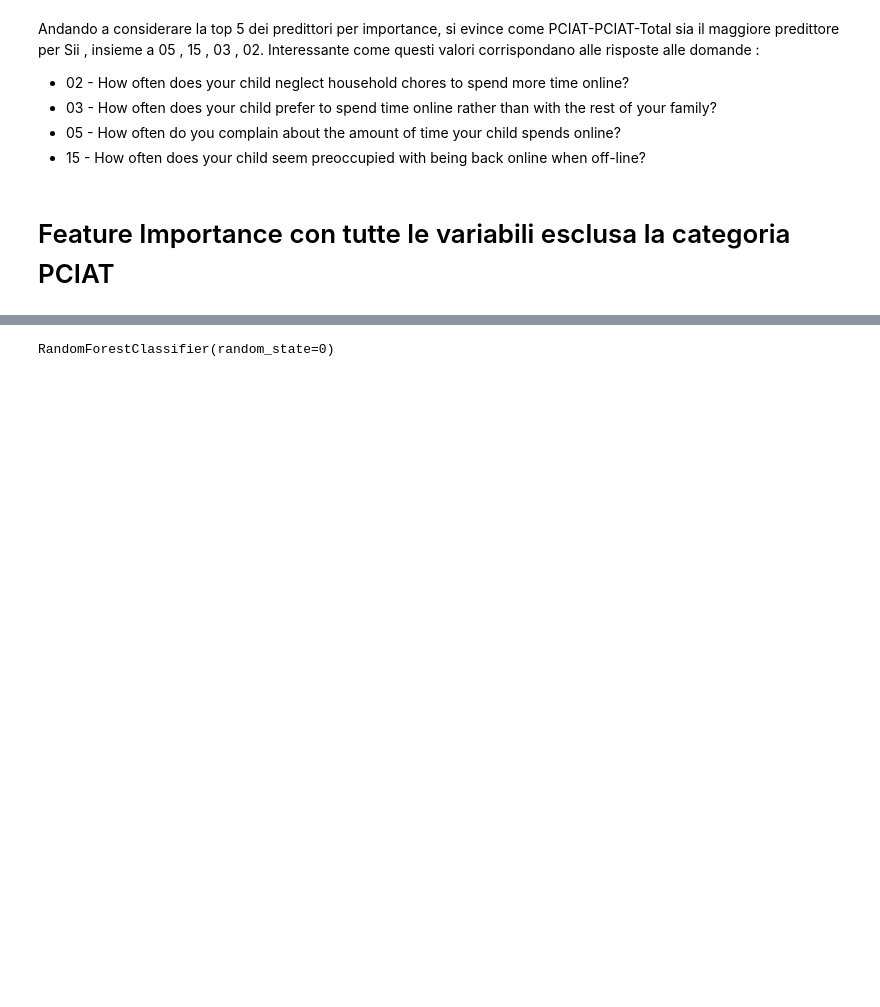
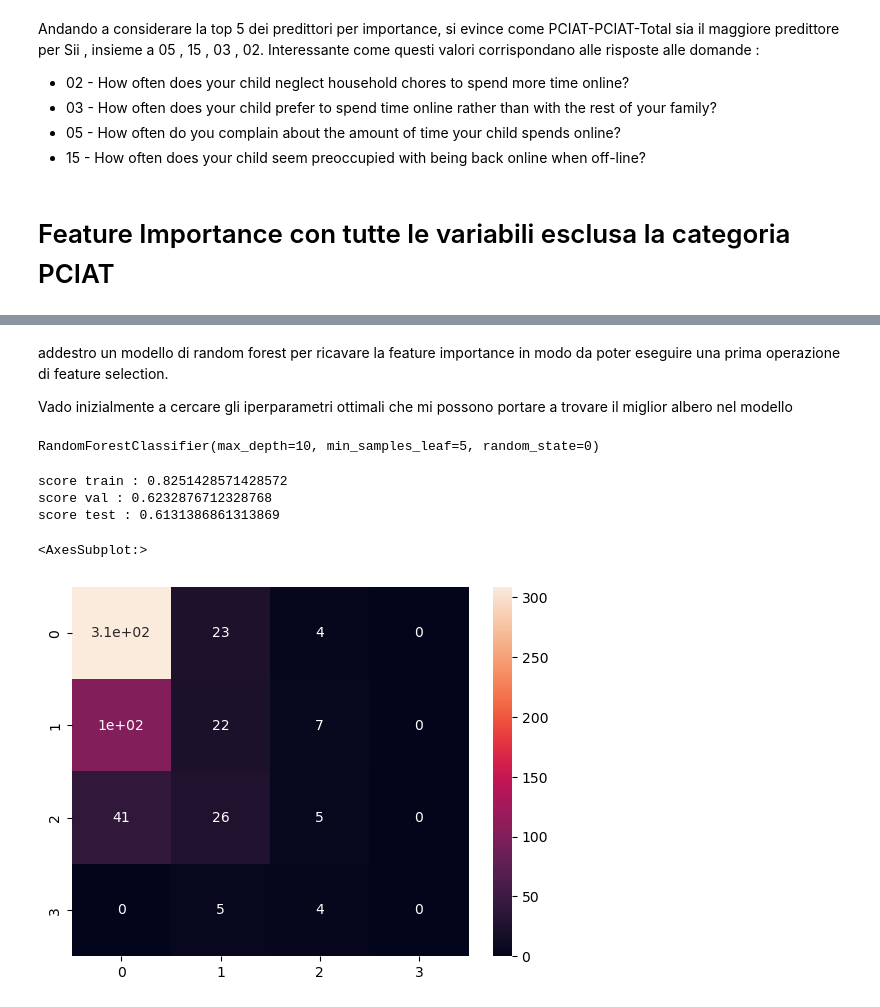
Before and after one commit to dadezz/ML_Problematic_Internet_Use, a Jupyter notebook: src/data_processing.ipynb, the cells around one changed output, grey strips where cells are left out. Drawn from its saved outputs; the diff is of its cells as text; code cells hidden in the pictures; blank space fills up the shorter version.

```diff
--- a/src/data_processing.ipynb
+++ b/src/data_processing.ipynb
@@ -302,11 +300,64 @@ KeyError: "['PCIAT-PCIAT_1', 'PCIAT-PCIAT_2', 'PCIAT-PCIAT_3', 'PCIAT-PCIAT_4',
+# %% [markdown]
+addestro un modello di random forest per ricavare la feature importance in modo da poter eseguire una prima operazione di feature selection.
+
+Vado inizialmente a cercare gli iperparametri ottimali che mi possono portare a trovare il miglior albero nel modello
 # %%
 from sklearn.ensemble import RandomForestClassifier
+from sklearn.model_selection import GridSearchCV
 
-forest_all = RandomForestClassifier(random_state=0)
+param_grid = {
+    'max_depth': [5, 10, 15],
+    'min_samples_leaf': [1, 5, 10],
+    'n_estimators': [100, 200]
+}
 
-forest_all.fit(X_train_all,y_train_all)
+grid = GridSearchCV(RandomForestClassifier(random_state=0), param_grid, cv=5)
+grid.fit(X_train_all, y_train_all)
+
+print(grid.best_estimator_)
+
+
+
+
+score_train = .score(X_train_all,y_train_all)
+score_val = forest_all.score(X_val_all,y_val_all)
+score_test = forest_all.score(X_test_all,y_test_all)
+#
+print(f"score train : {score_train} \nscore val : {score_val} \nscore test : {score_test}")
 # %% [output]
-RandomForestClassifier(random_state=0)
+RandomForestClassifier(max_depth=10, min_samples_leaf=5, random_state=0)
+# %%
+from sklearn.metrics import confusion_matrix
+
+
+forest_all = grid.best_estimator_
+forest_all.fit(X_train_all,y_train_all)
+
+
+score_train = forest_all.score(X_train_all,y_train_all)
+score_val = forest_all.score(X_val_all,y_val_all)
+score_test = forest_all.score(X_test_all,y_test_all)
+#
+
+y_true = y_test_all
+y_pred = forest_all.predict(X_test_all)
+
+
+
+print(f"score train : {score_train} \nscore val : {score_val} \nscore test : {score_test}")
+
+confusion_matrix(
+    y_true=y_true.T,
+    y_pred=y_pred)
+
+sns.heatmap(confusion_matrix(y_true=y_true,
+                             y_pred=y_pred),annot=True)
+# %% [output]
+score train : 0.8251428571428572
+score val : 0.6232876712328768
+score test : 0.6131386861313869
+<AxesSubplot:>
+[figure, added]
 # %%
 import time
 
```
Also changed, not shown: parts of 12 cells of this notebook, 2 other files.
